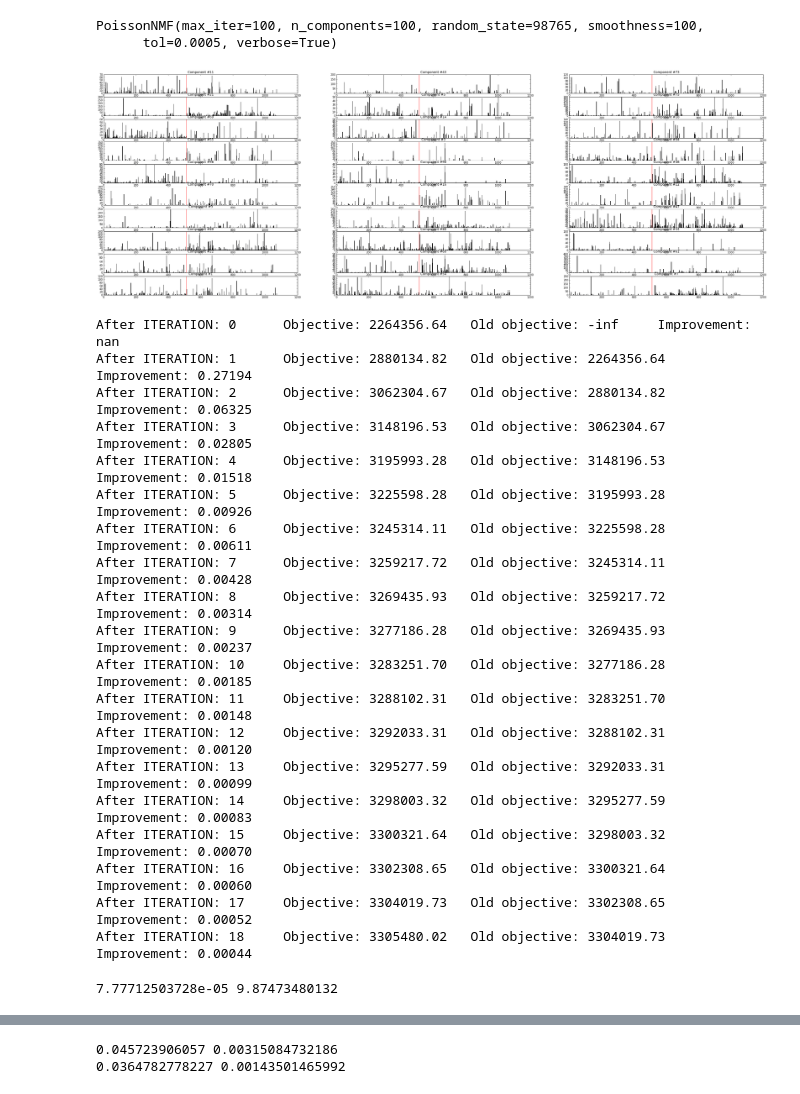
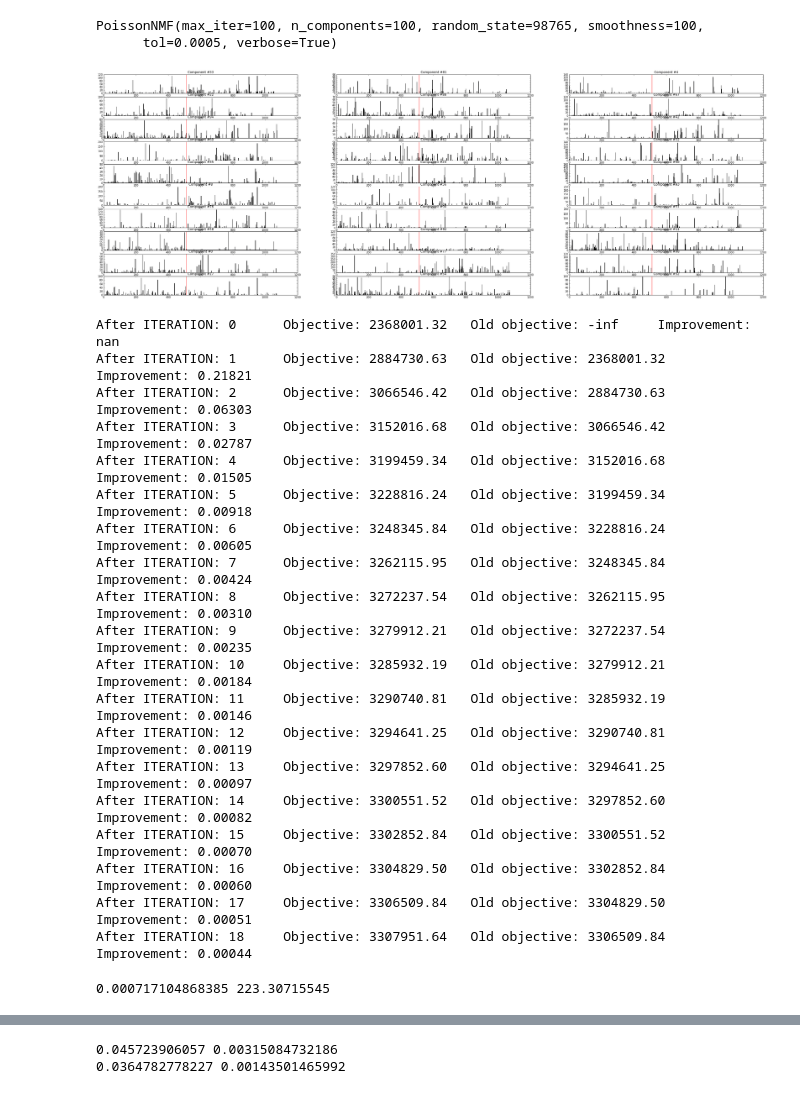
Before and after one commit to dawenl/stochastic_PMF, a Jupyter notebook: code/msd_rec/tagging.ipynb, the cells around one changed output, grey strips where cells are left out. Drawn from its saved outputs; the diff is of its cells as text; code cells hidden in the pictures.

```diff
--- a/code/msd_rec/tagging.ipynb
+++ b/code/msd_rec/tagging.ipynb
@@ -71,7 +72,7 @@ for (i, tid) in enumerate(train_tracks_subset):
     tdir = os.path.join('vq_hist', '/'.join(tid[2:5]))
     vq = np.load(os.path.join(tdir, '%s_K%d.npy' % (tid, K))).ravel()
     bot = np.load(os.path.join(tdir, '%s_BoT.npy' % tid))
-    bot[bot > 0] = 2
+    bot[bot > 0] = 1
     X[i] = np.hstack((vq, bot))
 # %%
 bar(np.arange(D), X[1000])
@@ -114,19 +115,19 @@ PoissonNMF(max_iter=100, n_components=100, random_state=98765, smoothness=100,
 # %%
 # randomly plot 30 "topics"
 indices = np.random.choice(n_components, size=30, replace=False)
 figure(figsize=(45, 15))
 for i in xrange(30):
     subplot(10, 3, i+1)
-    topic = coder.Eb[indices[i]]
+    topic = coder.Eb[indices[i]].copy()
     # properly normalize the BoT dimensions for visualization purposes
     topic[K:] /= topic[K:].max()
     topic[K:] *= topic[:K].max()
     bar(np.arange(D), topic)
     axvline(x=K, color='red')
     title('Component #%d' % indices[i])
 #savefig('dict.eps')
 # %% [output]
-[figure, old version]
+[figure, new version]
 # %%
 tagger = pnmf.PoissonNMF(n_components=n_components, random_state=98765, verbose=True)
 # %%
@@ -134,35 +135,35 @@ tagger.set_components(coder.gamma_b[:, :K], coder.rho_b)
 # %%
 Et = tagger.transform(X_test)
 # %% [output]
-After ITERATION: 0      Objective: 2264356.64   Old objective: -inf     Improvement: nan
-After ITERATION: 1      Objective: 2880134.82   Old objective: 2264356.64       Improvement: 0.27194
-After ITERATION: 2      Objective: 3062304.67   Old objective: 2880134.82       Improvement: 0.06325
-After ITERATION: 3      Objective: 3148196.53   Old objective: 3062304.67       Improvement: 0.02805
-After ITERATION: 4      Objective: 3195993.28   Old objective: 3148196.53       Improvement: 0.01518
-After ITERATION: 5      Objective: 3225598.28   Old objective: 3195993.28       Improvement: 0.00926
-After ITERATION: 6      Objective: 3245314.11   Old objective: 3225598.28       Improvement: 0.00611
-After ITERATION: 7      Objective: 3259217.72   Old objective: 3245314.11       Improvement: 0.00428
-After ITERATION: 8      Objective: 3269435.93   Old objective: 3259217.72       Improvement: 0.00314
-After ITERATION: 9      Objective: 3277186.28   Old objective: 3269435.93       Improvement: 0.00237
-After ITERATION: 10     Objective: 3283251.70   Old objective: 3277186.28       Improvement: 0.00185
-After ITERATION: 11     Objective: 3288102.31   Old objective: 3283251.70       Improvement: 0.00148
-After ITERATION: 12     Objective: 3292033.31   Old objective: 3288102.31       Improvement: 0.00120
-After ITERATION: 13     Objective: 3295277.59   Old objective: 3292033.31       Improvement: 0.00099
-After ITERATION: 14     Objective: 3298003.32   Old objective: 3295277.59       Improvement: 0.00083
-After ITERATION: 15     Objective: 3300321.64   Old objective: 3298003.32       Improvement: 0.00070
-After ITERATION: 16     Objective: 3302308.65   Old objective: 3300321.64       Improvement: 0.00060
-After ITERATION: 17     Objective: 3304019.73   Old objective: 3302308.65       Improvement: 0.00052
-After ITERATION: 18     Objective: 3305480.02   Old objective: 3304019.73       Improvement: 0.00044
+After ITERATION: 0      Objective: 2368001.32   Old objective: -inf     Improvement: nan
+After ITERATION: 1      Objective: 2884730.63   Old objective: 2368001.32       Improvement: 0.21821
+After ITERATION: 2      Objective: 3066546.42   Old objective: 2884730.63       Improvement: 0.06303
+After ITERATION: 3      Objective: 3152016.68   Old objective: 3066546.42       Improvement: 0.02787
+After ITERATION: 4      Objective: 3199459.34   Old objective: 3152016.68       Improvement: 0.01505
+After ITERATION: 5      Objective: 3228816.24   Old objective: 3199459.34       Improvement: 0.00918
+After ITERATION: 6      Objective: 3248345.84   Old objective: 3228816.24       Improvement: 0.00605
+After ITERATION: 7      Objective: 3262115.95   Old objective: 3248345.84       Improvement: 0.00424
+After ITERATION: 8      Objective: 3272237.54   Old objective: 3262115.95       Improvement: 0.00310
+After ITERATION: 9      Objective: 3279912.21   Old objective: 3272237.54       Improvement: 0.00235
+After ITERATION: 10     Objective: 3285932.19   Old objective: 3279912.21       Improvement: 0.00184
+After ITERATION: 11     Objective: 3290740.81   Old objective: 3285932.19       Improvement: 0.00146
+After ITERATION: 12     Objective: 3294641.25   Old objective: 3290740.81       Improvement: 0.00119
+After ITERATION: 13     Objective: 3297852.60   Old objective: 3294641.25       Improvement: 0.00097
+After ITERATION: 14     Objective: 3300551.52   Old objective: 3297852.60       Improvement: 0.00082
+After ITERATION: 15     Objective: 3302852.84   Old objective: 3300551.52       Improvement: 0.00070
+After ITERATION: 16     Objective: 3304829.50   Old objective: 3302852.84       Improvement: 0.00060
+After ITERATION: 17     Objective: 3306509.84   Old objective: 3304829.50       Improvement: 0.00051
+After ITERATION: 18     Objective: 3307951.64   Old objective: 3306509.84       Improvement: 0.00044
 # %%
 tags_predicted = Et.dot(coder.Eb[:, K:])
 n_samples, n_tags = tags_predicted.shape
 
 print tags_predicted.min(), tags_predicted.max()
 
-div_factor = 4.75
+div_factor = 5
 tags_predicted = tags_predicted - div_factor * np.mean(tags_predicted, axis=0)
 # %% [output]
-7.77712503728e-05 9.87473480132
+0.000717104868385 223.30715545
 # %%
 predictat = 20
 tags_predicted_binary = construct_pred_mask(tags_predicted, predictat)
```
Also changed, not shown: parts of 33 cells of this notebook, 1 other file.
